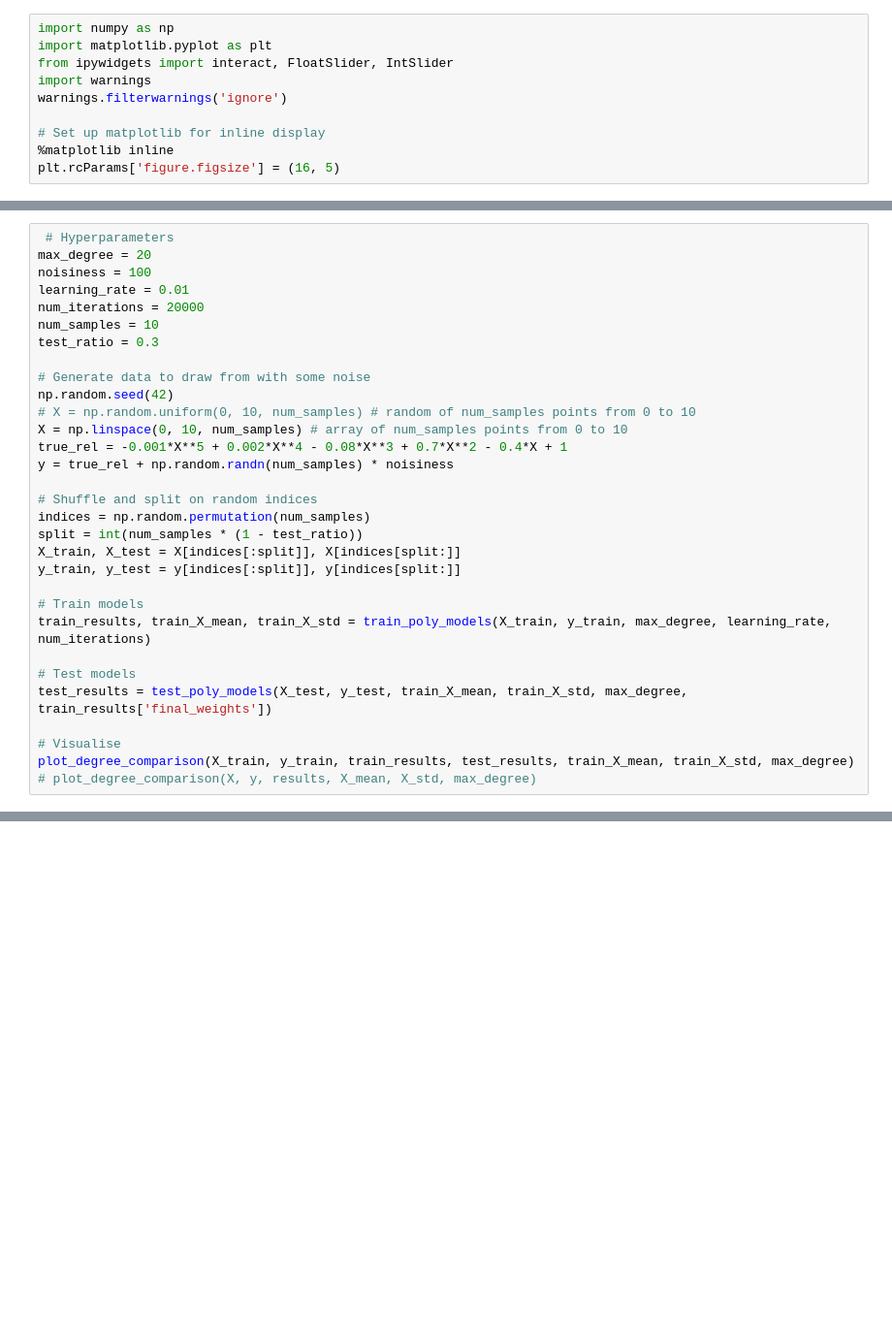
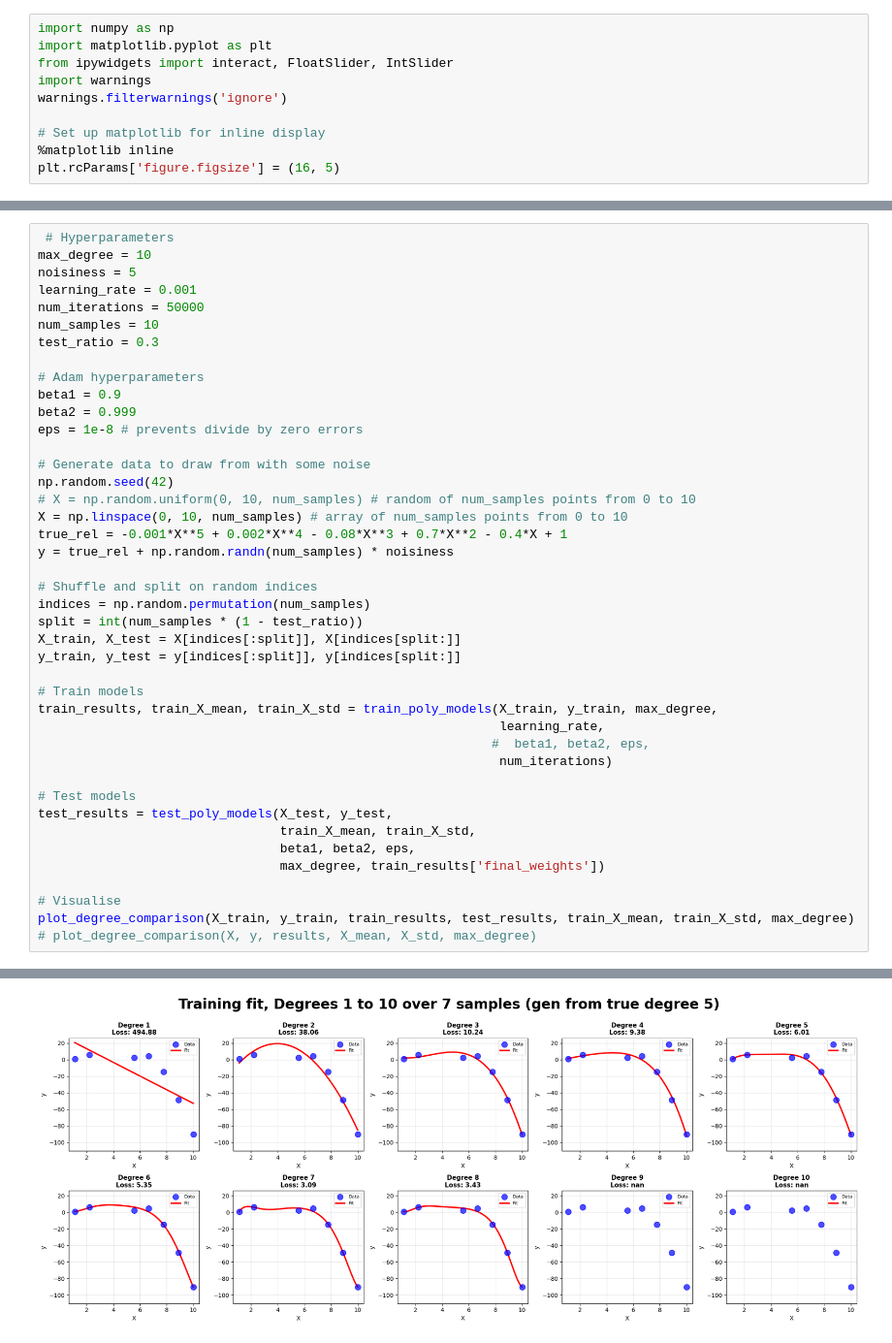
Before and after one commit to liyajin7/claude-play, a Jupyter notebook: linreg+/train-test loss-degree.ipynb, the cells around one changed output, grey strips where cells are left out. Shown at 97% size. Cells and saved outputs as stored; diff of their text form; blank space fills up the shorter version.

Commit message:
before adding Adam optimiser

```diff
--- a/linreg+/train-test loss-degree.ipynb
+++ b/linreg+/train-test loss-degree.ipynb
@@ -184,12 +217,17 @@ def plot_degree_comparison(X, y, train_results, test_results, train_X_mean, trai
     plt.show()
 # %%
  # Hyperparameters
-max_degree = 20
-noisiness = 100
-learning_rate = 0.01
-num_iterations = 20000
+max_degree = 10
+noisiness = 5
+learning_rate = 0.001
+num_iterations = 50000
 num_samples = 10
 test_ratio = 0.3
+
+# Adam hyperparameters
+beta1 = 0.9
+beta2 = 0.999
+eps = 1e-8 # prevents divide by zero errors
 
 # Generate data to draw from with some noise
 np.random.seed(42)
@@ -205,11 +243,18 @@ X_train, X_test = X[indices[:split]], X[indices[split:]]
 y_train, y_test = y[indices[:split]], y[indices[split:]]
 
 # Train models
-train_results, train_X_mean, train_X_std = train_poly_models(X_train, y_train, max_degree, learning_rate, num_iterations)
+train_results, train_X_mean, train_X_std = train_poly_models(X_train, y_train, max_degree,
+                                                             learning_rate,
+                                                            #  beta1, beta2, eps,
+                                                             num_iterations)
 
 # Test models
-test_results = test_poly_models(X_test, y_test, train_X_mean, train_X_std, max_degree, train_results['final_weights'])
+test_results = test_poly_models(X_test, y_test,
+                                train_X_mean, train_X_std,
+                                beta1, beta2, eps,
+                                max_degree, train_results['final_weights'])
 
 # Visualise
 plot_degree_comparison(X_train, y_train, train_results, test_results, train_X_mean, train_X_std, max_degree)
 # plot_degree_comparison(X, y, results, X_mean, X_std, max_degree)
+# %% [output]
@@ -215,0 +278 @@ plot_degree_comparison(X_train, y_train, train_results, test_results, train_X_me
+[figure, added]
```
Also changed, not shown: parts of 2 cells of this notebook.
